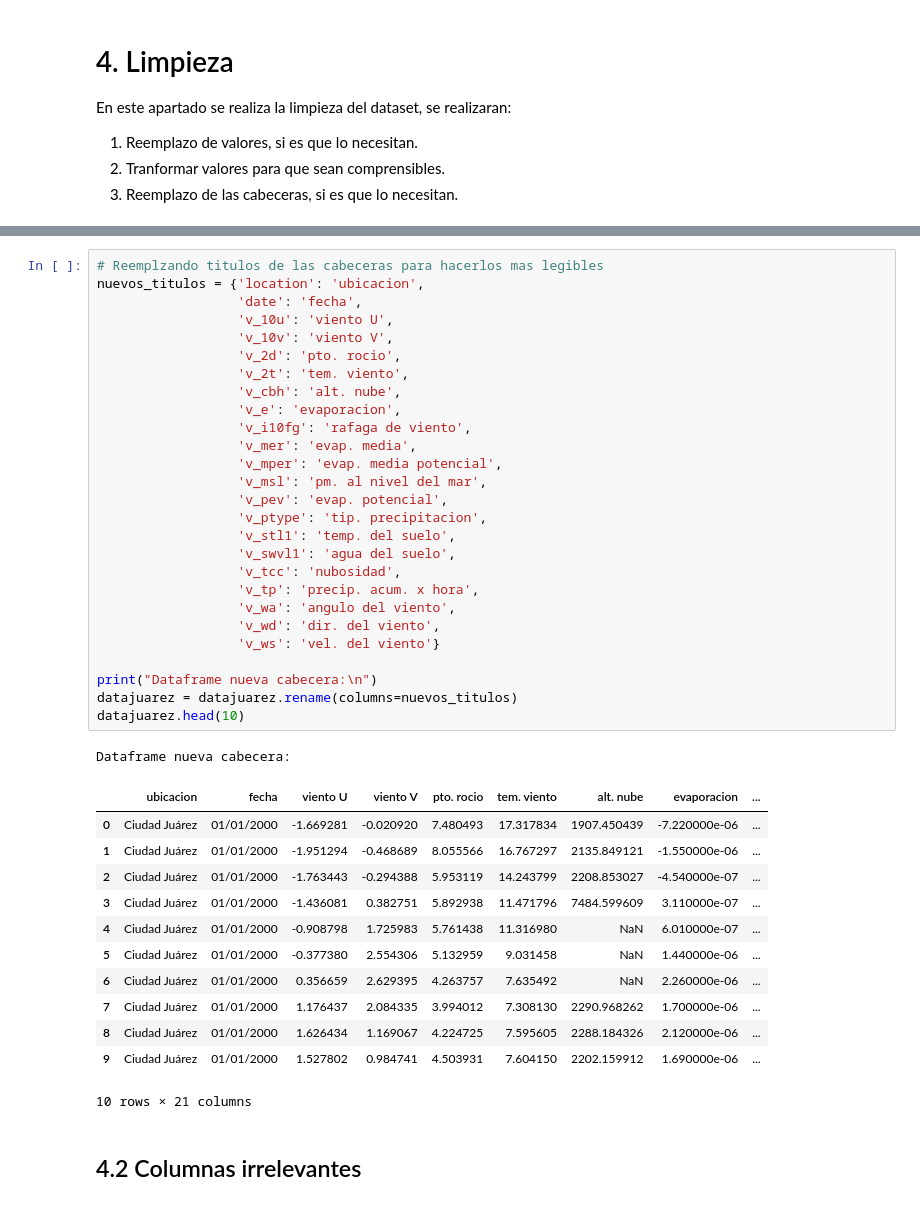
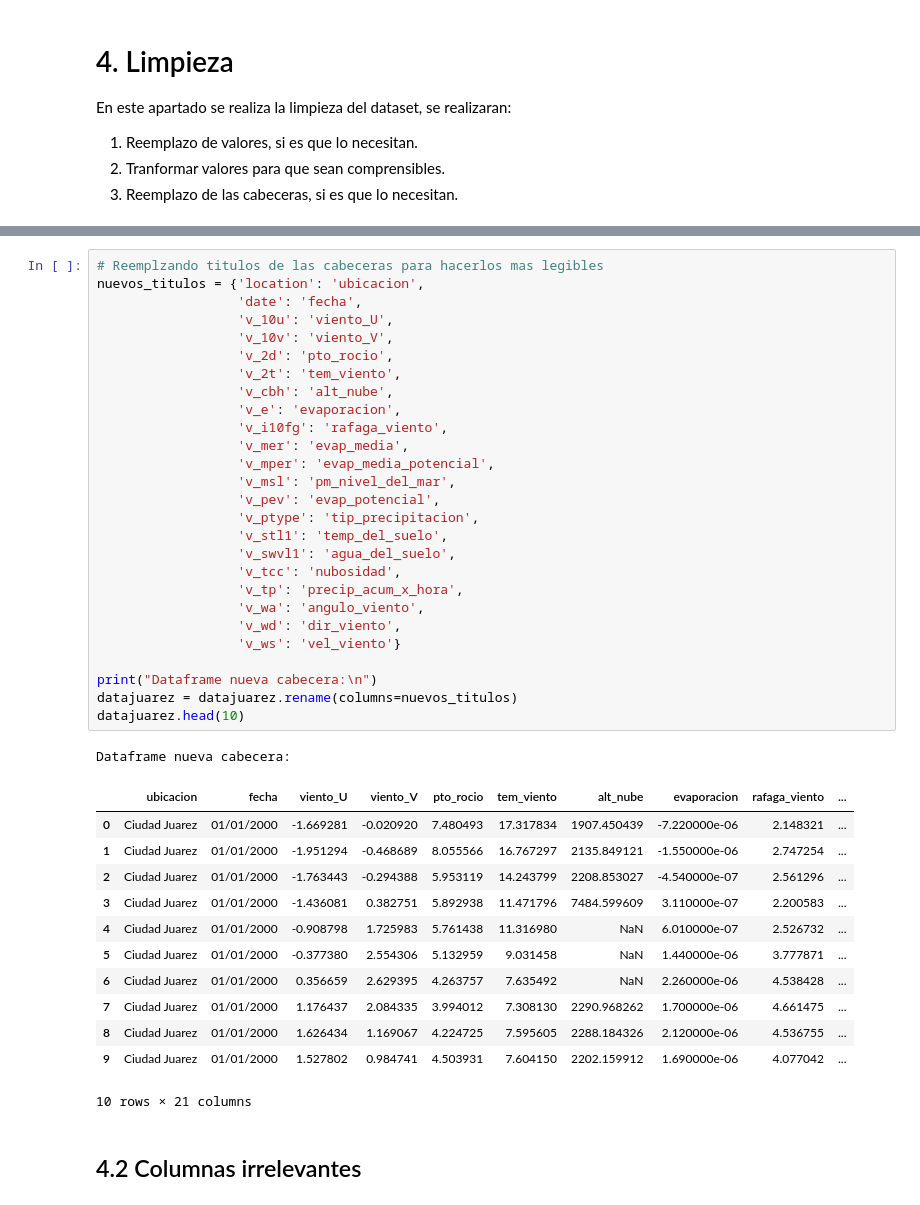
Before and after one commit to JoseTorresMX/JuarezHistoricalForecast, a Jupyter notebook: notebooks/EDA/Etapa 2 - Analisis de los Datos.ipynb, the cells around one changed output, grey strips where cells are left out. Cells and saved outputs as stored; diff of their text form.

```diff
--- a/notebooks/EDA/Etapa 2 - Analisis de los Datos.ipynb
+++ b/notebooks/EDA/Etapa 2 - Analisis de los Datos.ipynb
@@ -56,43 +56,43 @@ datajuarez.head(10)
 # %%
 # Reemplzando titulos de las cabeceras para hacerlos mas legibles
 nuevos_titulos = {'location': 'ubicacion',
                   'date': 'fecha',
-                  'v_10u': 'viento U',
-                  'v_10v': 'viento V',
-                  'v_2d': 'pto. rocio',
-                  'v_2t': 'tem. viento',
-                  'v_cbh': 'alt. nube',
+                  'v_10u': 'viento_U',
+                  'v_10v': 'viento_V',
+                  'v_2d': 'pto_rocio',
+                  'v_2t': 'tem_viento',
+                  'v_cbh': 'alt_nube',
                   'v_e': 'evaporacion',
-                  'v_i10fg': 'rafaga de viento',
-                  'v_mer': 'evap. media',
-                  'v_mper': 'evap. media potencial',
-                  'v_msl': 'pm. al nivel del mar',
-                  'v_pev': 'evap. potencial',
-                  'v_ptype': 'tip. precipitacion',
-                  'v_stl1': 'temp. del suelo',
-                  'v_swvl1': 'agua del suelo',
+                  'v_i10fg': 'rafaga_viento',
+                  'v_mer': 'evap_media',
+                  'v_mper': 'evap_media_potencial',
+                  'v_msl': 'pm_nivel_del_mar',
+                  'v_pev': 'evap_potencial',
+                  'v_ptype': 'tip_precipitacion',
+                  'v_stl1': 'temp_del_suelo',
+                  'v_swvl1': 'agua_del_suelo',
                   'v_tcc': 'nubosidad',
-                  'v_tp': 'precip. acum. x hora',
-                  'v_wa': 'angulo del viento',
-                  'v_wd': 'dir. del viento',
-                  'v_ws': 'vel. del viento'}
+                  'v_tp': 'precip_acum_x_hora',
+                  'v_wa': 'angulo_viento',
+                  'v_wd': 'dir_viento',
+                  'v_ws': 'vel_viento'}
 
 print("Dataframe nueva cabecera:\n")
 datajuarez = datajuarez.rename(columns=nuevos_titulos)
 datajuarez.head(10)
 # %% [output]
 Dataframe nueva cabecera:
-|  | ubicacion | fecha | viento U | viento V | pto. rocio | tem. viento | alt. nube | evaporacion | ... |
-| 0 | Ciudad Juárez | 01/01/2000 | -1.669281 | -0.020920 | 7.480493 | 17.317834 | 1907.450439 | -7.220000e-06 | ... |
-| 1 | Ciudad Juárez | 01/01/2000 | -1.951294 | -0.468689 | 8.055566 | 16.767297 | 2135.849121 | -1.550000e-06 | ... |
-| 2 | Ciudad Juárez | 01/01/2000 | -1.763443 | -0.294388 | 5.953119 | 14.243799 | 2208.853027 | -4.540000e-07 | ... |
-| 3 | Ciudad Juárez | 01/01/2000 | -1.436081 | 0.382751 | 5.892938 | 11.471796 | 7484.599609 | 3.110000e-07 | ... |
-| 4 | Ciudad Juárez | 01/01/2000 | -0.908798 | 1.725983 | 5.761438 | 11.316980 | NaN | 6.010000e-07 | ... |
-| 5 | Ciudad Juárez | 01/01/2000 | -0.377380 | 2.554306 | 5.132959 | 9.031458 | NaN | 1.440000e-06 | ... |
-| 6 | Ciudad Juárez | 01/01/2000 | 0.356659 | 2.629395 | 4.263757 | 7.635492 | NaN | 2.260000e-06 | ... |
-| 7 | Ciudad Juárez | 01/01/2000 | 1.176437 | 2.084335 | 3.994012 | 7.308130 | 2290.968262 | 1.700000e-06 | ... |
-| 8 | Ciudad Juárez | 01/01/2000 | 1.626434 | 1.169067 | 4.224725 | 7.595605 | 2288.184326 | 2.120000e-06 | ... |
-| 9 | Ciudad Juárez | 01/01/2000 | 1.527802 | 0.984741 | 4.503931 | 7.604150 | 2202.159912 | 1.690000e-06 | ... |
+|  | ubicacion | fecha | viento_U | viento_V | pto_rocio | tem_viento | alt_nube | evaporacion | rafaga_viento | ... |
+| 0 | Ciudad Juarez | 01/01/2000 | -1.669281 | -0.020920 | 7.480493 | 17.317834 | 1907.450439 | -7.220000e-06 | 2.148321 | ... |
+| 1 | Ciudad Juarez | 01/01/2000 | -1.951294 | -0.468689 | 8.055566 | 16.767297 | 2135.849121 | -1.550000e-06 | 2.747254 | ... |
+| 2 | Ciudad Juarez | 01/01/2000 | -1.763443 | -0.294388 | 5.953119 | 14.243799 | 2208.853027 | -4.540000e-07 | 2.561296 | ... |
+| 3 | Ciudad Juarez | 01/01/2000 | -1.436081 | 0.382751 | 5.892938 | 11.471796 | 7484.599609 | 3.110000e-07 | 2.200583 | ... |
+| 4 | Ciudad Juarez | 01/01/2000 | -0.908798 | 1.725983 | 5.761438 | 11.316980 | NaN | 6.010000e-07 | 2.526732 | ... |
+| 5 | Ciudad Juarez | 01/01/2000 | -0.377380 | 2.554306 | 5.132959 | 9.031458 | NaN | 1.440000e-06 | 3.777871 | ... |
+| 6 | Ciudad Juarez | 01/01/2000 | 0.356659 | 2.629395 | 4.263757 | 7.635492 | NaN | 2.260000e-06 | 4.538428 | ... |
+| 7 | Ciudad Juarez | 01/01/2000 | 1.176437 | 2.084335 | 3.994012 | 7.308130 | 2290.968262 | 1.700000e-06 | 4.661475 | ... |
+| 8 | Ciudad Juarez | 01/01/2000 | 1.626434 | 1.169067 | 4.224725 | 7.595605 | 2288.184326 | 2.120000e-06 | 4.536755 | ... |
+| 9 | Ciudad Juarez | 01/01/2000 | 1.527802 | 0.984741 | 4.503931 | 7.604150 | 2202.159912 | 1.690000e-06 | 4.077042 | ... |
 10 rows × 21 columns
 # %% [markdown]
 ## 4.2 Columnas irrelevantes
```
Also changed, not shown: parts of 11 cells of this notebook, 1 other file.
